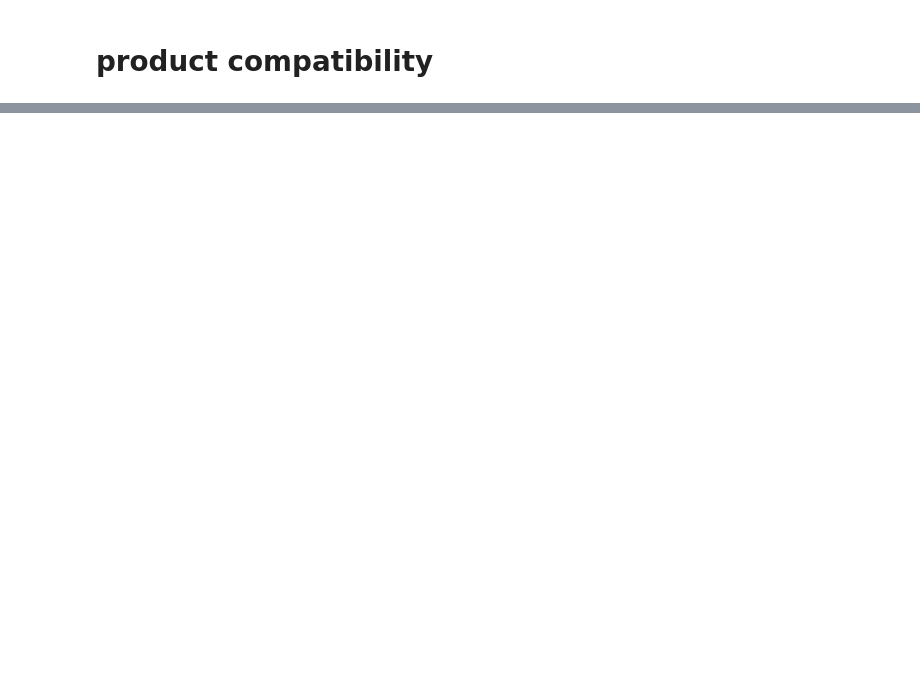
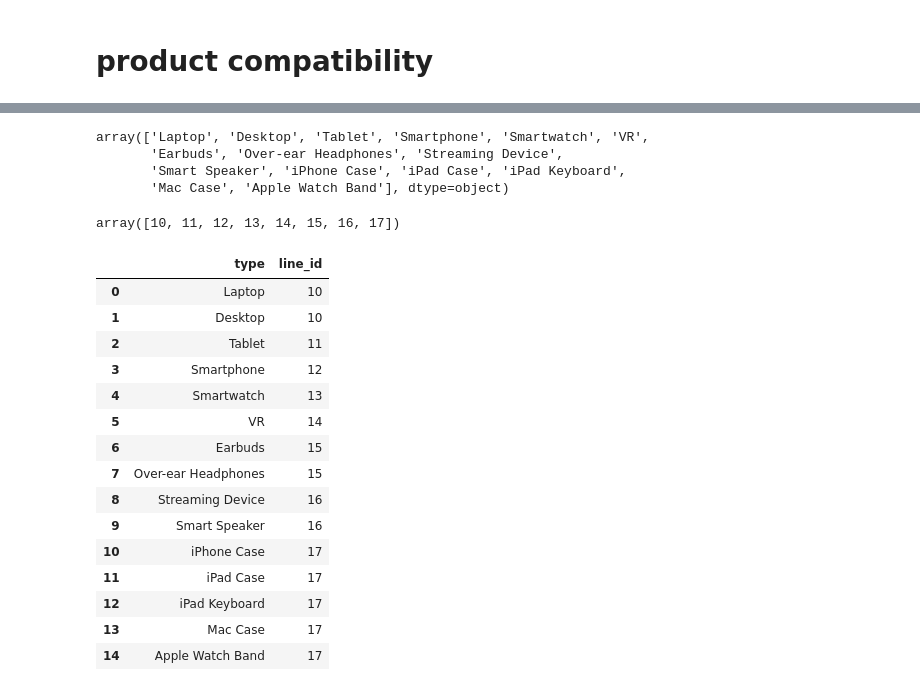
Before and after one commit to MarT1AZ/Apple_DB, a Jupyter notebook: Generating_script/GenData_AppleDB.ipynb, the cells around one changed output, grey strips where cells are left out. Cells and saved outputs as stored; diff of their text form; code cells hidden in the pictures; blank space fills up the shorter version.

Commit message:
add gen product_type, zip files

```diff
--- a/Generating_script/GenData_AppleDB.ipynb
+++ b/Generating_script/GenData_AppleDB.ipynb
@@ -585,7 +636,7 @@ consist_of_mapping = {'order_number':[],'product_number':[],'unit_ordered':[]}
 
 
 for idx in range(0,Purchase_record_df.shape[0]):
-  sample_indices = product_df.sample(random.randint(1,10)).index
+  sample_indices = product_df.sample(random.randint(1,random.randint(1,3))).index
   for sp_idx in sample_indices:
     include_mapping['record_number'].append(Purchase_record_df.loc[idx,'record_number'])
     include_mapping['product_number'].append(product_df.loc[sp_idx,'product_number'])
@@ -593,7 +644,7 @@ for idx in range(0,Purchase_record_df.shape[0]):
     include_mapping['unit_ordered'].append(random.randint(1,max_num_ordered))
 
 for idx in range(0,Ongoing_order_df.shape[0]):
-  sample_indices = product_df.sample(random.randint(1,10)).index
+  sample_indices = product_df.sample(random.randint(1,random.randint(1,3))).index
   for sp_idx in sample_indices:
     consist_of_mapping['order_number'].append(Ongoing_order_df.loc[idx,'order_number'])
     consist_of_mapping['product_number'].append(product_df.loc[sp_idx,'product_number'])
@@ -630,0 +684,45 @@ compat_df.to_csv('compatability.csv')
+# %%
+product_df['product type'].unique()
+# %% [output]
+array(['Laptop', 'Desktop', 'Tablet', 'Smartphone', 'Smartwatch', 'VR',
+       'Earbuds', 'Over-ear Headphones', 'Streaming Device',
+       'Smart Speaker', 'iPhone Case', 'iPad Case', 'iPad Keyboard',
+       'Mac Case', 'Apple Watch Band'], dtype=object)
+# %%
+product_df['line_id'].unique()
+# %% [output]
+array([10, 11, 12, 13, 14, 15, 16, 17])
+# %%
+type_list = list(product_df['product type'].values)
+line_id_list = list(product_df['line_id'].values)
+# %%
+type_id_dict = {}
+for idx in range(0,len(type_list)):
+  type_id_dict[type_list[idx]] = int(line_id_list[idx])
+
+product_type_list = []
+line_id_list = [] # reused name
+for t in product_df['product type'].unique():
+  product_type_list.append(t)
+  line_id_list.append(type_id_dict[t])
+# %%
+product_type_df = pd.DataFrame({'type':product_type_list,'line_id':line_id_list})
+# %%
+product_type_df
+# %% [output]
+|  | type | line_id |
+| 0 | Laptop | 10 |
+| 1 | Desktop | 10 |
+| 2 | Tablet | 11 |
+| 3 | Smartphone | 12 |
+| 4 | Smartwatch | 13 |
+| 5 | VR | 14 |
+| 6 | Earbuds | 15 |
+| 7 | Over-ear Headphones | 15 |
+| 8 | Streaming Device | 16 |
+| 9 | Smart Speaker | 16 |
+| 10 | iPhone Case | 17 |
+| 11 | iPad Case | 17 |
+| 12 | iPad Keyboard | 17 |
+| 13 | Mac Case | 17 |
+| 14 | Apple Watch Band | 17 |
```
Also changed, not shown: parts of 26 cells of this notebook.
